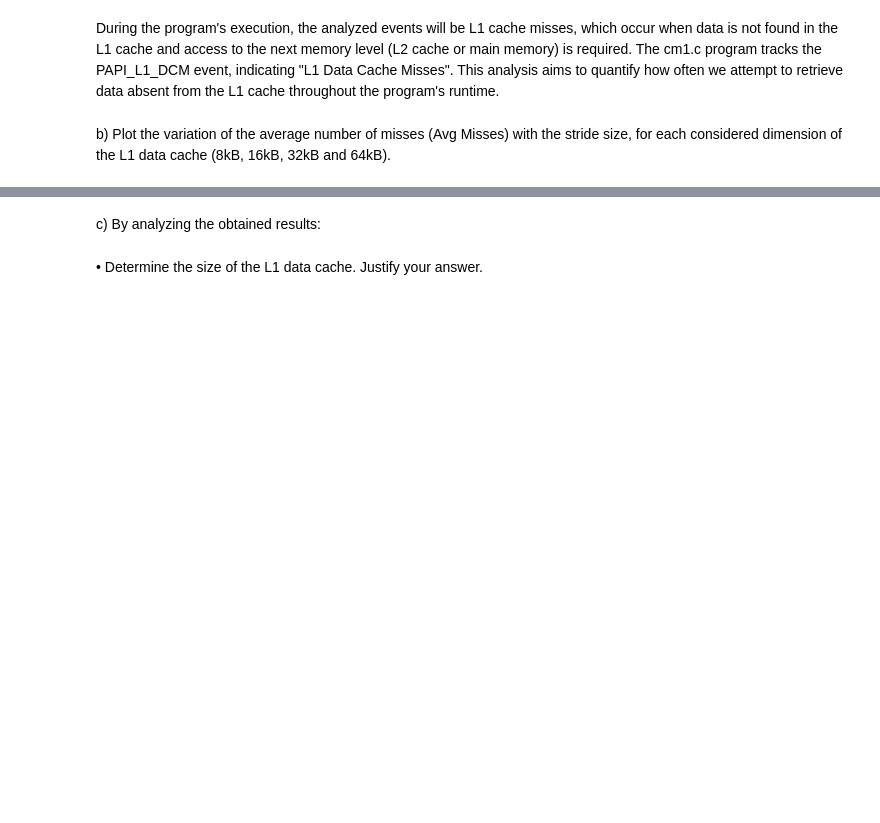
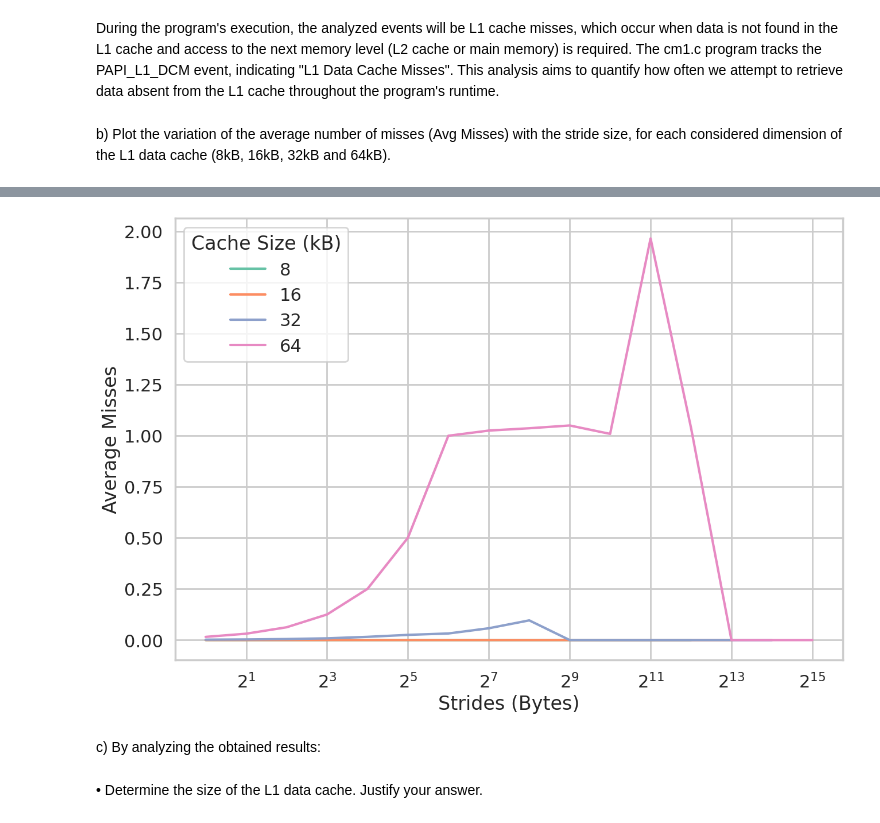
Before and after one commit to Francisca105/labs-oc, a Jupyter notebook: lab2.ipynb, the cells around one changed output, grey strips where cells are left out. Cells and saved outputs as stored; diff of their text form; code cells hidden in the pictures; blank space fills up the shorter version.

Commit message:
3.1.1. and 3.1.2. test results

```diff
--- a/lab2.ipynb
+++ b/lab2.ipynb
@@ -100,3 +156,18 @@ b) Plot the variation of the average number of misses (Avg Misses) with the stri
+# %%
+plt.figure(figsize = (15, 10))
+sns.set_theme(context = "poster", style = "whitegrid")
+
+g_results = sns.lineplot(
+    data = df_avg, x = "stride", y = "avg_misses", hue = "cache_size" , palette = "Set2"
+)
+g_results.set_xscale("log", base = 2)
+g_results.set_xlabel("Strides (Bytes)")
+g_results.set_ylabel("Average Misses")
+g_results.get_legend().set_title("Cache Size (kB)")
+
+plt.show()
+# %% [output]
+[figure, added]
 # %% [markdown]
 c) By analyzing the obtained results:
 # %% [markdown]
```
Also changed, not shown: parts of 9 cells of this notebook, 18 other files.
